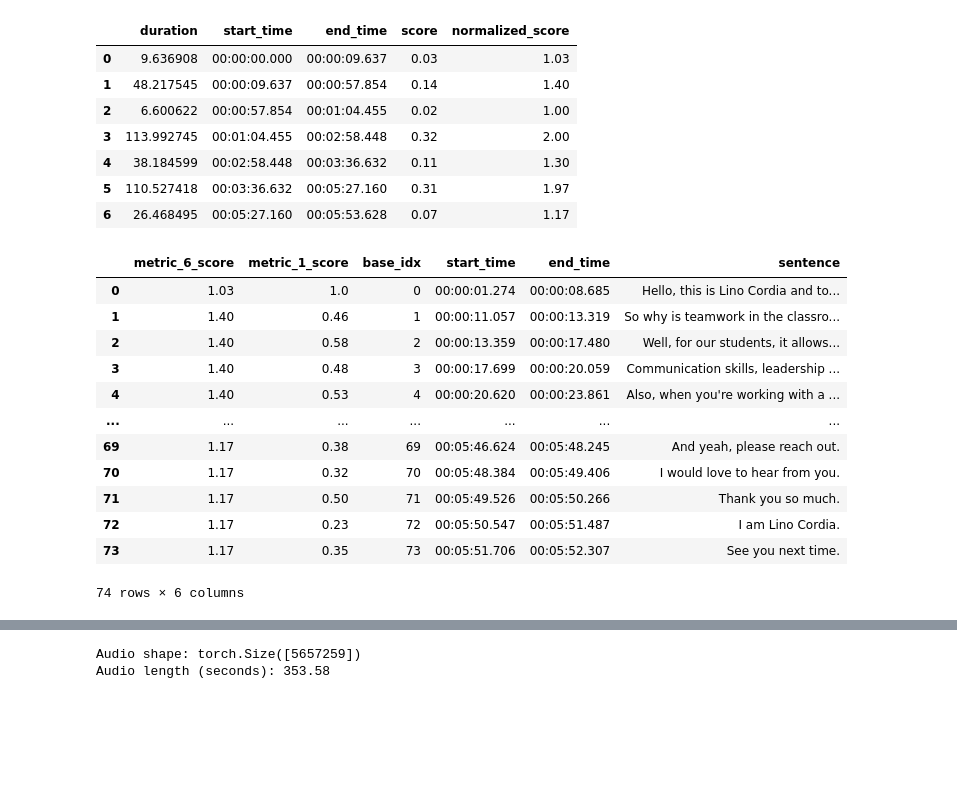
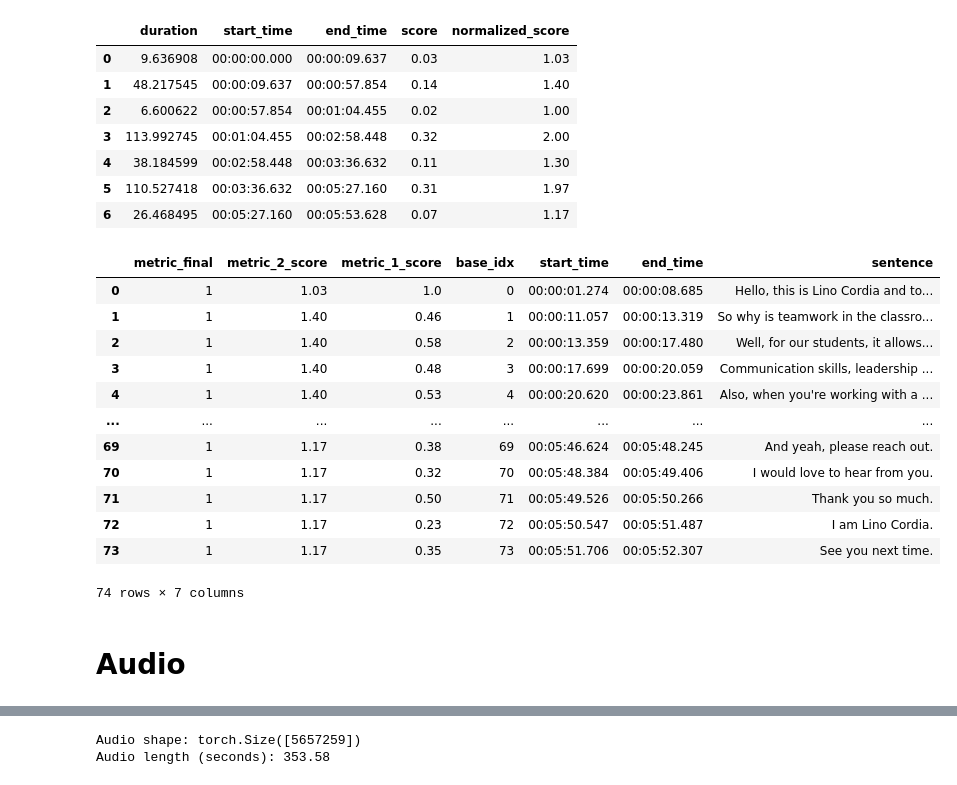
Before and after one commit to Dada-Tech/multimodal-video-trimming, a Jupyter notebook: MultiModal_Video_Summarization.ipynb, the cells around one changed output, grey strips where cells are left out. Saved outputs shown, nothing was run; the diff lists cells and outputs as text; code cells hidden in the pictures; blank space fills up the shorter version.

```diff
--- a/MultiModal_Video_Summarization.ipynb
+++ b/MultiModal_Video_Summarization.ipynb
@@ -136,7 +136,11 @@ if notebook_mode:
           "threshold": 0.3
       },
       "metric_1": {
-          "model_size": "base"
+          "model_size": "base",
+          "weight": 1
+      },
+      "metric_2": {
+          "weight": 0.5
       }
   }
 
@@ -158,6 +162,8 @@ else:
   parser.add_argument("--auto_summary_max_summary_length", type=int, default=600, help="Maximum summary length")
   parser.add_argument("--deletion_metric_threshold", type=float, default=0.3, help="Threshold for deletion metric")
   parser.add_argument("--metric_1_model_size", type=str, choices=["base", "large"], default="base", help="Model size for metric 1")
+  parser.add_argument("--metric_1_weight", type=float, default=1.0, help="Weight for metric 1 (contribution to final score)")
+  parser.add_argument("--metric_2_weight", type=float, default=0.5, help="Weight for metric 2 (contribution to final score)")
 
   # Parse arguments
   args = parser.parse_args()
@@ -179,7 +185,11 @@ else:
           "threshold": args.deletion_metric_threshold
       },
       "metric_1": {
-          "model_size": args.metric_1_model_size
+          "model_size": args.metric_1_model_size,
+          "weight": args.metric_1_weight
+      },
+      "metric_2": {
+          "weight": args.metric_2_weight
       }
   }
 
@@ -901,34 +895,36 @@ notebook_mode_print(df_scenes)
 # %%
 # 3: Apply score to contained sentence
 
 # Function to find the corresponding scene score for each sentence
 def get_scene_score(sentence_row):
     # Check for all scenes where the sentence's start_time and end_time fall within the scene
     for _, scene_row in df_scenes.iterrows():
         if scene_row['start_time'] <= sentence_row['start_time'] <= scene_row['end_time'] or \
            scene_row['start_time'] <= sentence_row['end_time'] <= scene_row['end_time']:
             return scene_row['normalized_score']
     return None  # In case no scene was found for the sentence
 
-drop_if_exists(df_sentences, "metric_6_score")
-df_sentences.insert(0, "metric_6_score", normalized_scores)
+drop_if_exists(df_sentences, "metric_2_score")
+df_sentences.insert(1, "metric_2_score", normalized_scores)
 
 # Apply the function to get the score
-df_sentences['metric_6_score'] = df_sentences.apply(get_scene_score, axis=1)
+df_sentences['metric_2_score'] = df_sentences.apply(get_scene_score, axis=1)
 
 # Display the updated DataFrame
 notebook_mode_print(df_sentences)
 # %% [output]
-|  | metric_6_score | metric_1_score | base_idx | start_time | end_time | sentence |
-| 0 | 1.03 | 1.0 | 0 | 00:00:01.274 | 00:00:08.685 | Hello, this is Lino Cordia and to... |
-| 1 | 1.40 | 0.46 | 1 | 00:00:11.057 | 00:00:13.319 | So why is teamwork in the classro... |
-| 2 | 1.40 | 0.58 | 2 | 00:00:13.359 | 00:00:17.480 | Well, for our students, it allows... |
-| 3 | 1.40 | 0.48 | 3 | 00:00:17.699 | 00:00:20.059 | Communication skills, leadership ... |
-| 4 | 1.40 | 0.53 | 4 | 00:00:20.620 | 00:00:23.861 | Also, when you're working with a ... |
-| ... | ... | ... | ... | ... | ... | ... |
-| 69 | 1.17 | 0.38 | 69 | 00:05:46.624 | 00:05:48.245 | And yeah, please reach out. |
-| 70 | 1.17 | 0.32 | 70 | 00:05:48.384 | 00:05:49.406 | I would love to hear from you. |
-| 71 | 1.17 | 0.50 | 71 | 00:05:49.526 | 00:05:50.266 | Thank you so much. |
-| 72 | 1.17 | 0.23 | 72 | 00:05:50.547 | 00:05:51.487 | I am Lino Cordia. |
-| 73 | 1.17 | 0.35 | 73 | 00:05:51.706 | 00:05:52.307 | See you next time. |
+|  | metric_final | metric_2_score | metric_1_score | base_idx | start_time | end_time | sentence |
+| 0 | 1 | 1.03 | 1.0 | 0 | 00:00:01.274 | 00:00:08.685 | Hello, this is Lino Cordia and to... |
+| 1 | 1 | 1.40 | 0.46 | 1 | 00:00:11.057 | 00:00:13.319 | So why is teamwork in the classro... |
+| 2 | 1 | 1.40 | 0.58 | 2 | 00:00:13.359 | 00:00:17.480 | Well, for our students, it allows... |
+| 3 | 1 | 1.40 | 0.48 | 3 | 00:00:17.699 | 00:00:20.059 | Communication skills, leadership ... |
+| 4 | 1 | 1.40 | 0.53 | 4 | 00:00:20.620 | 00:00:23.861 | Also, when you're working with a ... |
+| ... | ... | ... | ... | ... | ... | ... | ... |
+| 69 | 1 | 1.17 | 0.38 | 69 | 00:05:46.624 | 00:05:48.245 | And yeah, please reach out. |
+| 70 | 1 | 1.17 | 0.32 | 70 | 00:05:48.384 | 00:05:49.406 | I would love to hear from you. |
+| 71 | 1 | 1.17 | 0.50 | 71 | 00:05:49.526 | 00:05:50.266 | Thank you so much. |
+| 72 | 1 | 1.17 | 0.23 | 72 | 00:05:50.547 | 00:05:51.487 | I am Lino Cordia. |
+| 73 | 1 | 1.17 | 0.35 | 73 | 00:05:51.706 | 00:05:52.307 | See you next time. |
-74 rows × 6 columns
+74 rows × 7 columns
+# %% [markdown]
+# Audio
```
Also changed, not shown: parts of 13 cells of this notebook.
